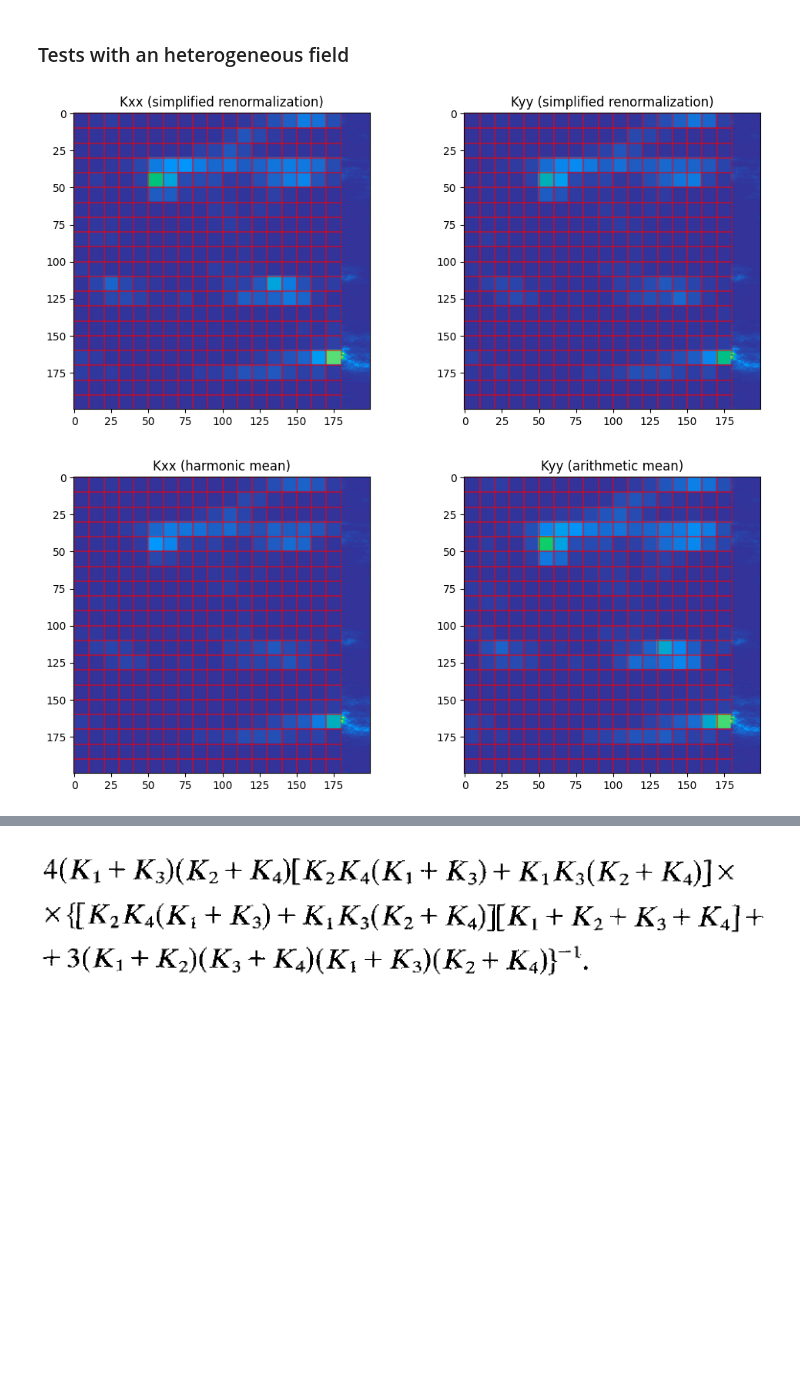
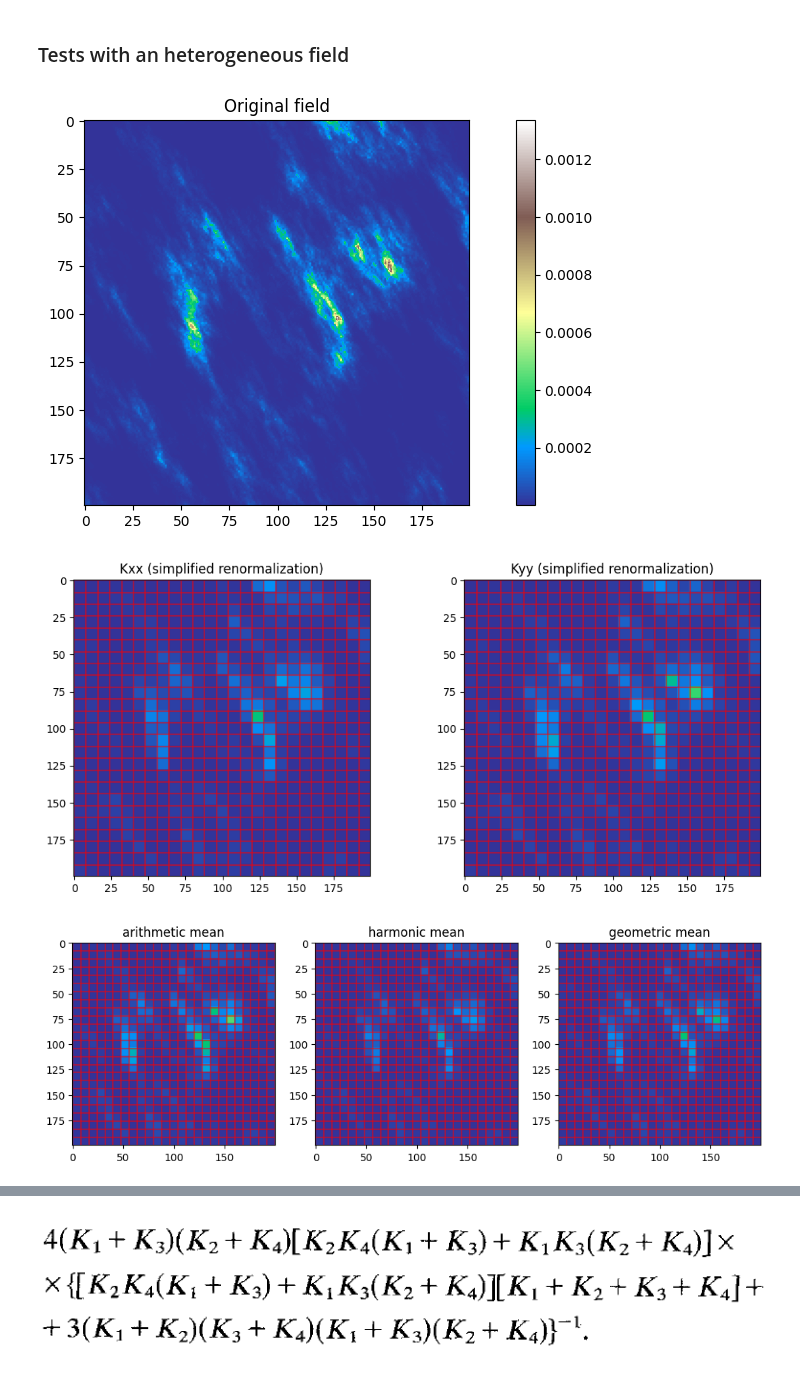
Before and after one commit to randlab/ArchPy, a Jupyter notebook: dev/flow_simulation/upscaling_methods.ipynb, the cells around one changed output, grey strips where cells are left out. Drawn from its saved outputs; the diff is of its cells as text; code cells hidden in the pictures; blank space fills up the shorter version.

```diff
--- a/dev/flow_simulation/upscaling_methods.ipynb
+++ b/dev/flow_simulation/upscaling_methods.ipynb
@@ -77,3 +81,9 @@ def merge(v1, v2, w1, w2, normalize=True):
 test_f()
 # %% [output]
 Test passed
+# %%
+a = np.array([[1, 2, 3, 4], [5, 6, 7, 8], [9, 10, 11, 12], [13, 14, 15, 16]])
+dx = np.ones((4, 4))
+dy = np.ones((4, 4))
+dx[:, -1] = .5
+f(a, dx=dx, dy=dy, direction="y", type="parallel")
@@ -210,7 +283,7 @@ plt.colorbar()
 np.random.seed(1312)
 
 # create a 2D field
-nx, ny = 4, 4
+nx, ny = 5, 5
 dx, dy = 1, 1
 x = np.linspace(0, nx-1, nx)
 y = np.linspace(0, ny-1, ny)
@@ -304,13 +377,13 @@ print(np.round(Kxx, 8), np.round(Kyy, 8))
 np.random.seed(121)
 
 xmin = 0
-xmax = 180
+xmax = 200
 ymin = 0
 ymax = 200
-sx, sy = 10, 10
+sx, sy = 8, 8
 
-cm = geone.covModel.CovModel2D(elem=[("spherical", {"w":.5, "r":[150, 50]})
-                                    ],
+cm = geone.covModel.CovModel2D(elem=[("spherical", {"w":.5, "r":[50, 150]})
+                                    ], alpha=30,
                                 name="model")
 nx_grid, ny_grid = 200, 200
 sx_grid, sy_grid = 2, 2
@@ -318,6 +391,15 @@ field = 10**geone.multiGaussian.multiGaussianRun(cm, (nx_grid, ny_grid), (sx_gri
 
 new_field_kxx = field[0].copy()
 new_field_kyy = field[0].copy()
+
+fig, ax = plt.subplots(1, 1, figsize=(12, 5))
+
+plt.imshow(field[0], cmap="terrain", vmin=field[0].min(), vmax=field[0].max())
+plt.colorbar()
+plt.title("Original field")
+plt.show()
+
+
 fig, ax = plt.subplots(1, 2, figsize=(12, 5))
 for i in range(ymin, ymax, sy):
     for j in range(xmin, xmax, sx):
@@ -332,45 +414,50 @@ for i in range(ymin, ymax, sy):
         ax[1].plot([y1, y1, y2, y2, y1], [x1, x2, x2, x1, x1], color="red", alpha=.3)
         Kxx = simplified_renormalization(selected_area, dx, dy, direction="x")
         Kyy = simplified_renormalization(selected_area, dx, dy, direction="y")
         new_field_kxx[x1:x2, y1:y2] = Kxx
         new_field_kyy[x1:x2, y1:y2] = Kyy
 
 g = ax[0].imshow(new_field_kxx, cmap="terrain", vmin=field[0].min(), vmax=field[0].max())
-# plt.colorbar(g)
 g = ax[1].imshow(new_field_kyy, cmap="terrain", vmin=field[0].min(), vmax=field[0].max())
-# plt.colorbar(g)
 ax[0].set_title("Kxx (simplified renormalization)")
 ax[1].set_title("Kyy (simplified renormalization)")
 plt.show()
 
-fig, ax = plt.subplots(1, 2, figsize=(12, 5))
+fig, ax = plt.subplots(1, 3, figsize=(12, 5))
 
-new_field_2_kxx = field[0].copy()
-new_field_2_kyy = field[0].copy()
+new_field_2_am = field[0].copy()
+new_field_2_hm = field[0].copy()
+new_field_2_gm = field[0].copy()
 
 for i in range(ymin, ymax, sy):
     for j in range(xmin, xmax, sx):
         x1 = i
         lx = sx
         x2 = x1 + lx
         y1 = j
         ly = sy
         y2 = y1 + ly
         selected_area = field[0][x1:x2, y1:y2]
         ax[0].plot([y1, y1, y2, y2, y1], [x1, x2, x2, x1, x1], color="red", alpha=.3)
         ax[1].plot([y1, y1, y2, y2, y1], [x1, x2, x2, x1, x1], color="red", alpha=.3)
+        ax[2].plot([y1, y1, y2, y2, y1], [x1, x2, x2, x1, x1], color="red", alpha=.3)
         Kyy = np.mean(selected_area.flatten())
         Kxx = 1 / np.mean(1 / selected_area.flatten())
-        new_field_2_kxx[x1:x2, y1:y2] = Kxx
-        new_field_2_kyy[x1:x2, y1:y2] = Kyy
+        Kgm = np.exp(np.mean(np.log(selected_area.flatten())))
+        new_field_2_hm[x1:x2, y1:y2] = Kxx
+        new_field_2_am[x1:x2, y1:y2] = Kyy
+        new_field_2_gm[x1:x2, y1:y2] = Kgm
 
-ax[0].imshow(new_field_2_kxx, cmap="terrain", vmin=field[0].min(), vmax=field[0].max())
-ax[1].imshow(new_field_2_kyy, cmap="terrain", vmin=field[0].min(), vmax=field[0].max())
-ax[0].set_title("Kxx (harmonic mean)")
-ax[1].set_title("Kyy (arithmetic mean)")
+ax[0].imshow(new_field_2_am, cmap="terrain", vmin=field[0].min(), vmax=field[0].max())
+ax[1].imshow(new_field_2_hm, cmap="terrain", vmin=field[0].min(), vmax=field[0].max())
+ax[2].imshow(new_field_2_gm, cmap="terrain", vmin=field[0].min(), vmax=field[0].max())
+ax[0].set_title("arithmetic mean")
+ax[1].set_title("harmonic mean")
+ax[2].set_title("geometric mean")
 plt.show()
 # %% [output]
-[figure, old version]
+[figure, new version]
-[figure, old version]
+[figure, new version]
+[figure, added]
 # %%
 fig, ax = plt.subplots(1, 2, figsize=(12, 5))
```
Also changed, not shown: parts of 29 cells of this notebook.
